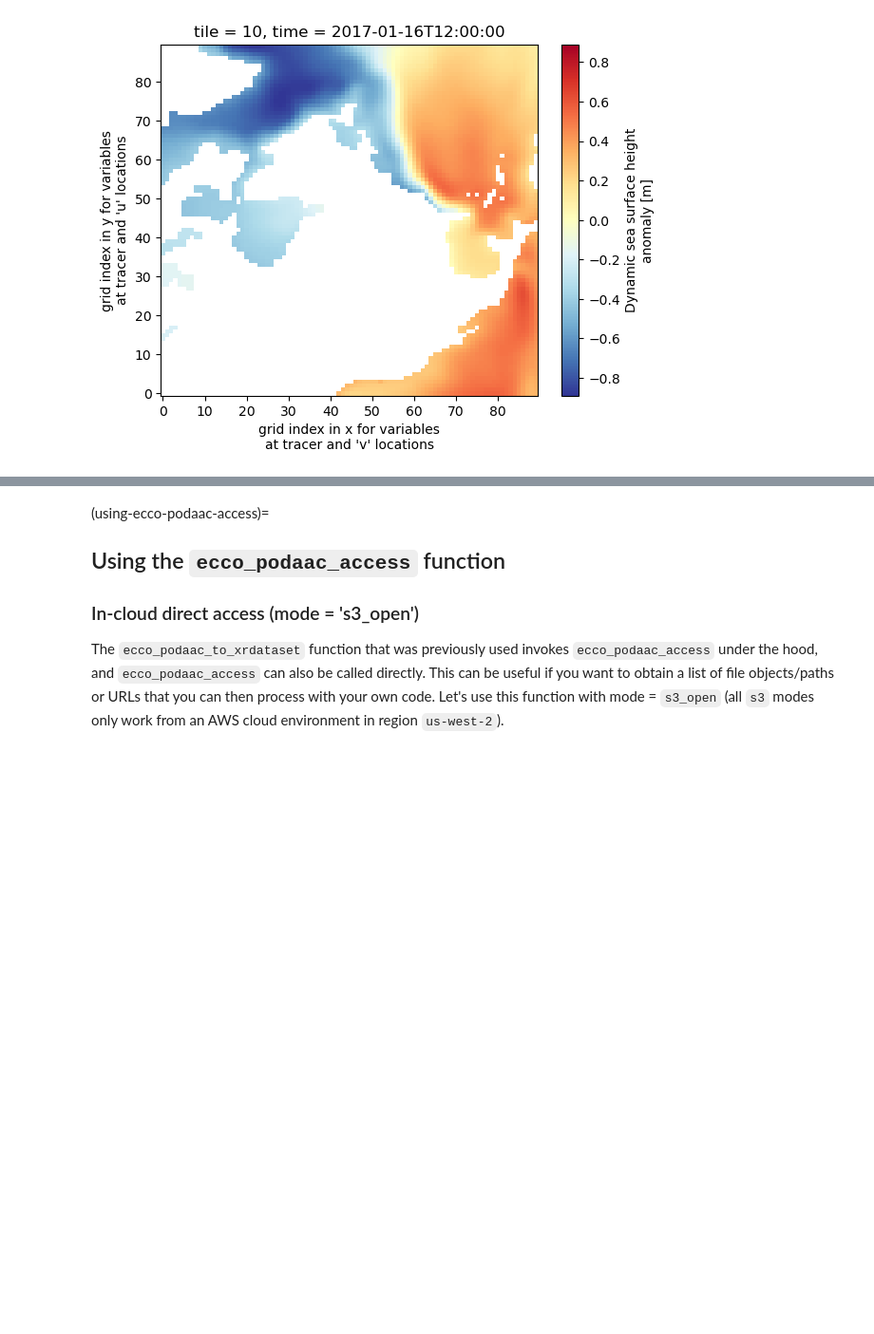
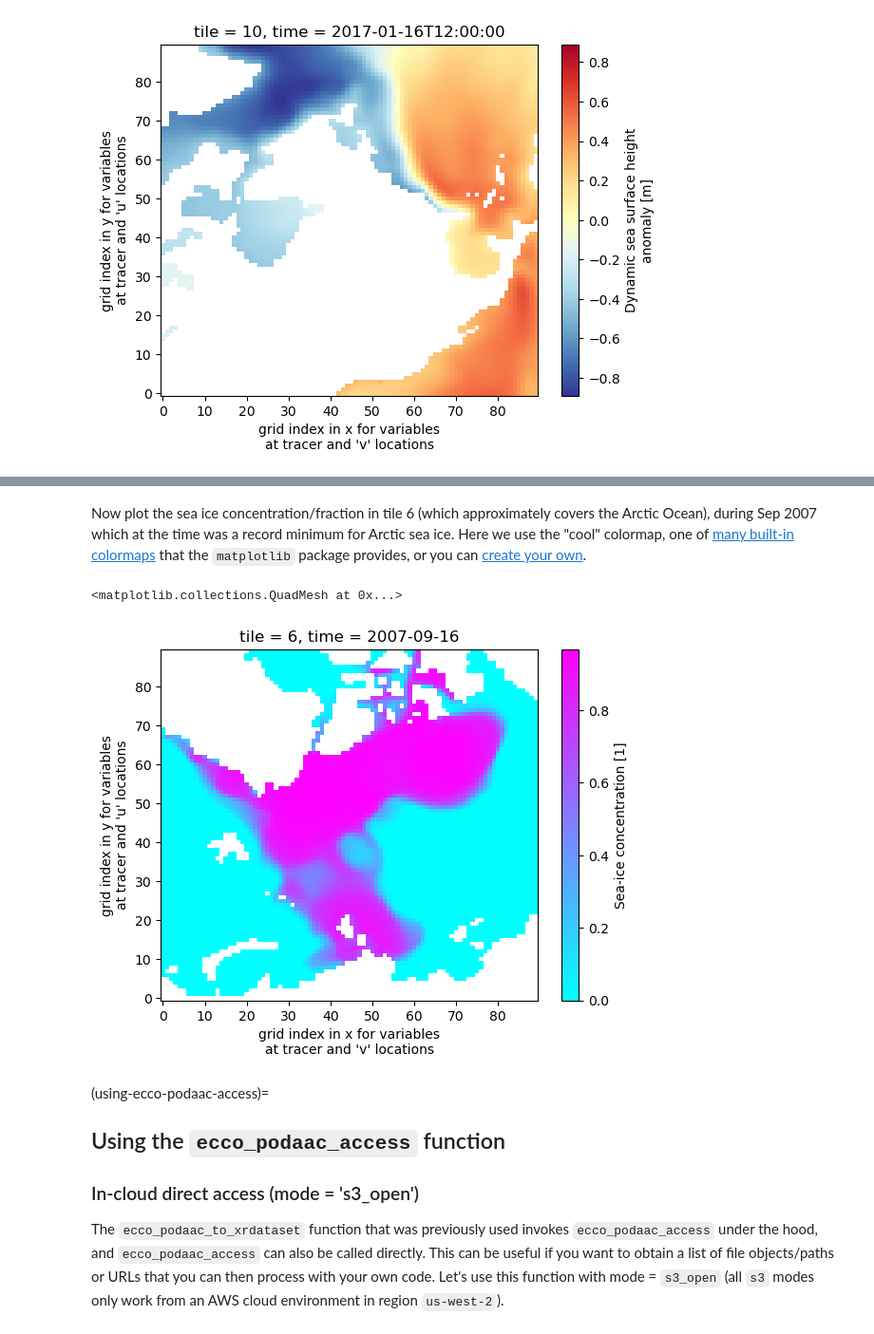
Before and after one commit to ECCO-Hackweek/ecco-2024, a Jupyter notebook: book/tutorials/ECCO_data_access/ECCO_access_intro.ipynb, the cells around one changed output, grey strips where cells are left out. Shown: that part at 95% size. Saved outputs shown, nothing was run; the diff lists cells and outputs as text; code cells hidden in the pictures; blank space fills up the shorter version.

```diff
--- a/book/tutorials/ECCO_data_access/ECCO_access_intro.ipynb
+++ b/book/tutorials/ECCO_data_access/ECCO_access_intro.ipynb
@@ -170,0 +177,5 @@ ds_SSH_s3.SSH.isel(time=0,tile=10).plot(cmap='RdYlBu_r')
+# %%
+ds_seaice_conc = ea.ecco_podaac_to_xrdataset('ice',grid='native',time_res='monthly',\
+                                               StartDate='2007-01',EndDate='2007-12',\
+                                               mode='s3_open_fsspec',\
+                                               jsons_root_dir=join('/efs_ecco','mzz-jsons'))
@@ -171,3 +220,10 @@ ds_SSH_s3.SSH.isel(time=0,tile=10).plot(cmap='RdYlBu_r')
+# %% [markdown]
+Now plot the sea ice concentration/fraction in tile 6 (which approximately covers the Arctic Ocean), during Sep 2007 which at the time was a record minimum for Arctic sea ice. Here we use the "cool" colormap, one of [many built-in colormaps](https://matplotlib.org/stable/gallery/color/colormap_reference.html) that the `matplotlib` package provides, or you can [create your own](https://matplotlib.org/stable/users/explain/colors/colormap-manipulation.html#colormap-manipulation).
+# %%
+ds_seaice_conc.SIarea.isel(time=8,tile=6).plot(cmap='cool')
+# %% [output]
+<matplotlib.collections.QuadMesh at 0x...>
+[figure, added]
 # %% [markdown]
 (using-ecco-podaac-access)=
 ## Using the `ecco_podaac_access` function
```
Also changed, not shown: parts of 5 cells of this notebook.
